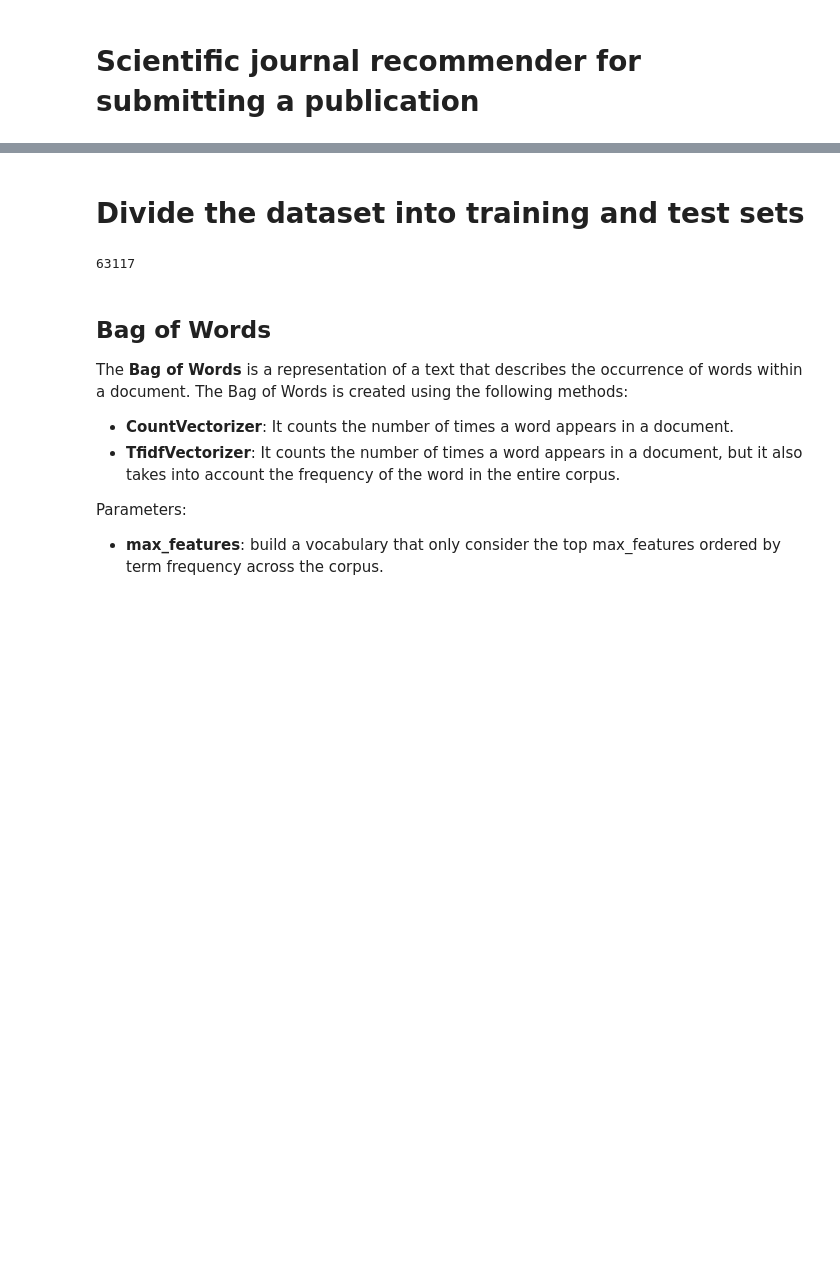
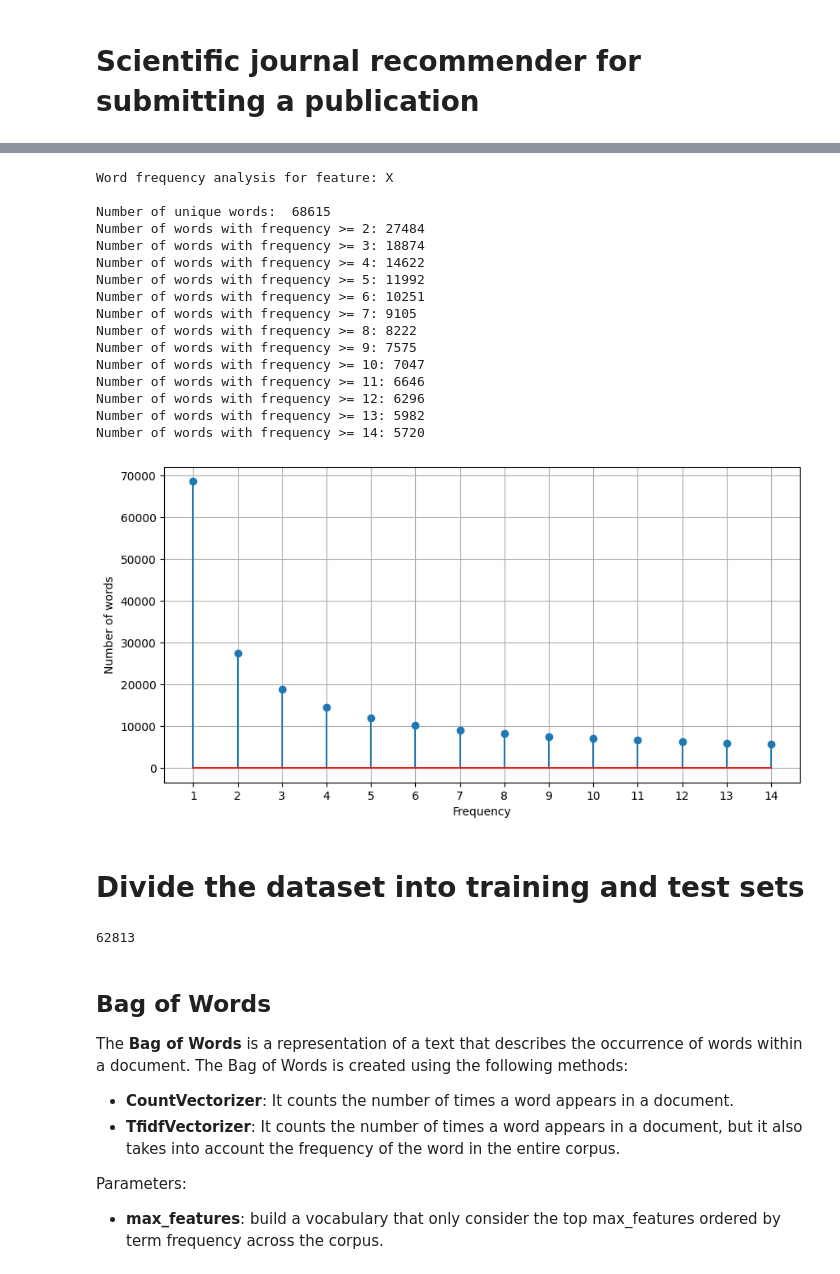
Before and after one commit to danielamadori98/Scientific-Journal-Recommender-For-Submitting-Publication, a Jupyter notebook: main.ipynb, the cells around one changed output, grey strips where cells are left out. Saved outputs shown, nothing was run; the diff lists cells and outputs as text; code cells hidden in the pictures; blank space fills up the shorter version.

```diff
--- a/main.ipynb
+++ b/main.ipynb
@@ -177,29 +3,33 @@ Put all the words of the selected features in a single column.
 # %%
 import pandas as pd
 
-#folder = "datasets/"
-#from google.colab import drive
-#drive.mount('/content/drive')
-#folder = 'drive/MyDrive/Colab Notebooks/ScientificJournalRecommenderForSubmittingPublication/datasets/'
+folder = "dataset/"
+
+
+from google.colab import drive
+drive.mount('/content/drive')
+colab_folder = 'drive/MyDrive/Colab Notebooks/ScientificJournalRecommenderForSubmittingPublication/'
+folder = colab_folder + folder
 
 df = pd.read_csv(folder + 'selected_cleaned.csv')
 
+target = 'journal'
 
-target_name = 'journal'
+features = df.columns.tolist()
+features.remove(target)
 
-feature_names = df.columns.tolist()
-feature_names.remove(target_name)
+# Text Representation: all the words of the selected features in a single column
 
-df['X'] = df[feature_names[0]]
-for i in range(1, len(feature_names)):
-    df['X'] = df['X'] + df[feature_names[i]]
+df['X'] = df[features[0]]
+for i in range(1, len(features)):
+    df['X'] = df['X'] + df[features[i]]
 
 # Remove null values
 df = df.dropna(subset=['X'])
 
 # Encode target_name
-labels = df[target_name].unique()
-df['y'] = df[target_name].replace(labels, list(range(len(labels))))
+labels = df[target].unique()
+df['y'] = df[target].replace(labels, list(range(len(labels))))
 
 # Remove unnecessary columns
 df = df[['X', 'y']]
@@ -271,7 +51,31 @@ Number of words with frequency = 14: 5204
+# %%
+from utils import word_frequency_analysis
+
+df = pd.read_csv(folder + 'selected_cleaned_combined_text.csv')
+
+# Number words for each frequency
+number_words_frequency = word_frequency_analysis(df, 'X', 15)
+# %% [output]
+Word frequency analysis for feature: X
+
+Number of unique words:  68615
+Number of words with frequency >= 2: 27484
+Number of words with frequency >= 3: 18874
+Number of words with frequency >= 4: 14622
+Number of words with frequency >= 5: 11992
+Number of words with frequency >= 6: 10251
+Number of words with frequency >= 7: 9105
+Number of words with frequency >= 8: 8222
+Number of words with frequency >= 9: 7575
+Number of words with frequency >= 10: 7047
+Number of words with frequency >= 11: 6646
+Number of words with frequency >= 12: 6296
+Number of words with frequency >= 13: 5982
+Number of words with frequency >= 14: 5720
+[figure, added]
 # %% [markdown]
 # Divide the dataset into training and test sets
 # %%
-import pandas as pd
 from sklearn.model_selection import train_test_split
 import gc
 
@@ -280,7 +84,7 @@ df_train, df_test = train_test_split(df, train_size=0.8, random_state=42)
 df = None
 gc.collect()
 # %% [output]
-63117
+62813
 # %% [markdown]
 ## Bag of Words
 
```
Also changed, not shown: parts of 45 cells of this notebook, 30 other files.
